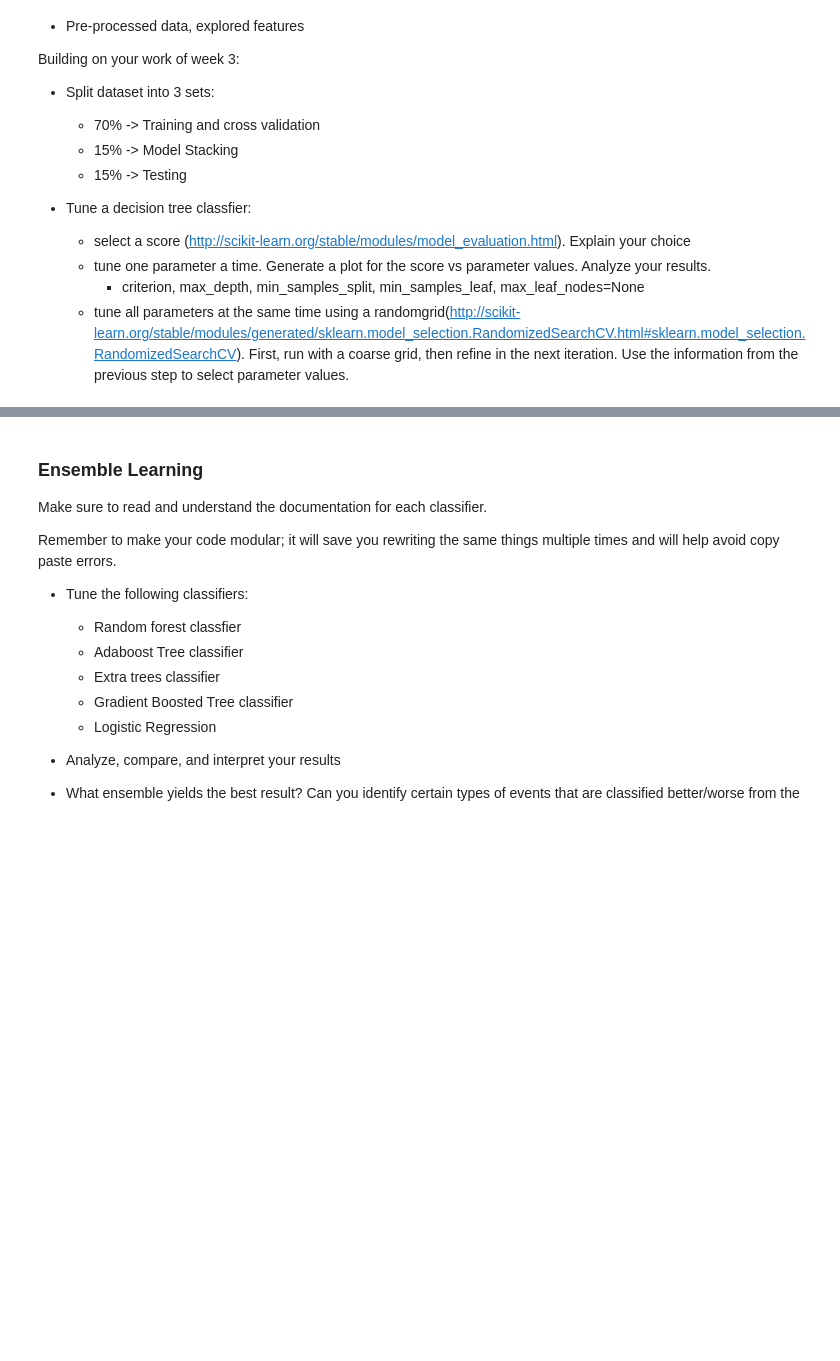
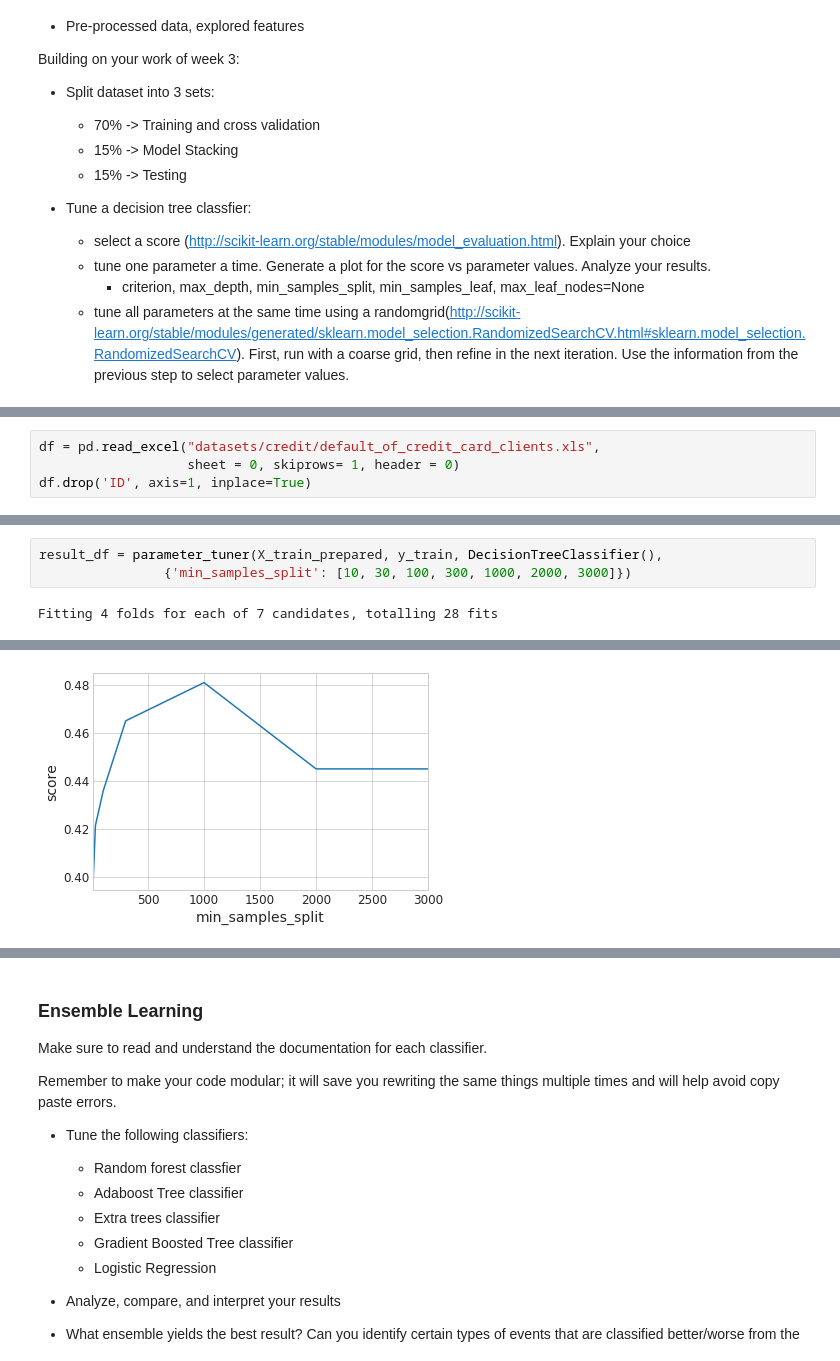
Before and after one commit to derek-pyne/ml_playground, a Jupyter notebook: classes/machine_learning/W7_Pyne_qq233068.ipynb, the cells around one changed output, grey strips where cells are left out. Drawn from its saved outputs; the diff is of its cells as text; blank space fills up the shorter version.

```diff
--- a/classes/machine_learning/W7_Pyne_qq233068.ipynb
+++ b/classes/machine_learning/W7_Pyne_qq233068.ipynb
@@ -52,0 +50,4 @@ df = pd.read_excel("/path/to/file/default of credit card clients.xls",
+# %%
+df = pd.read_excel("datasets/credit/default_of_credit_card_clients.xls",
+                   sheet = 0, skiprows= 1, header = 0)
+df.drop('ID', axis=1, inplace=True)
@@ -52,0 +153,5 @@ df = pd.read_excel("/path/to/file/default of credit card clients.xls",
+# %%
+result_df = parameter_tuner(X_train_prepared, y_train, DecisionTreeClassifier(),
+                {'min_samples_split': [10, 30, 100, 300, 1000, 2000, 3000]})
+# %% [output]
+Fitting 4 folds for each of 7 candidates, totalling 28 fits
@@ -52,0 +159 @@ df = pd.read_excel("/path/to/file/default of credit card clients.xls",
+[figure, added]
```
Also changed, not shown: parts of 48 cells of this notebook.
